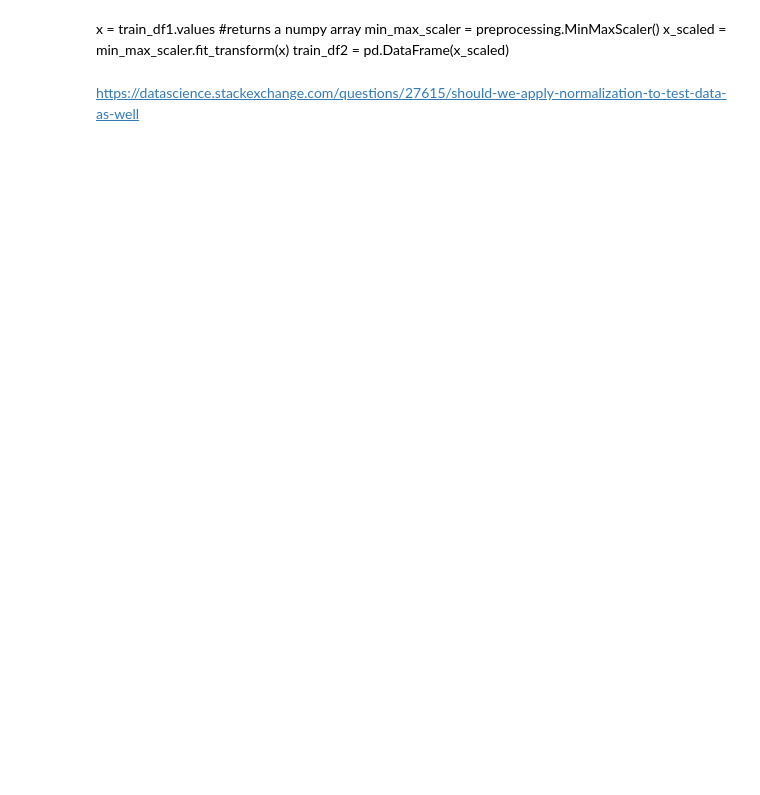
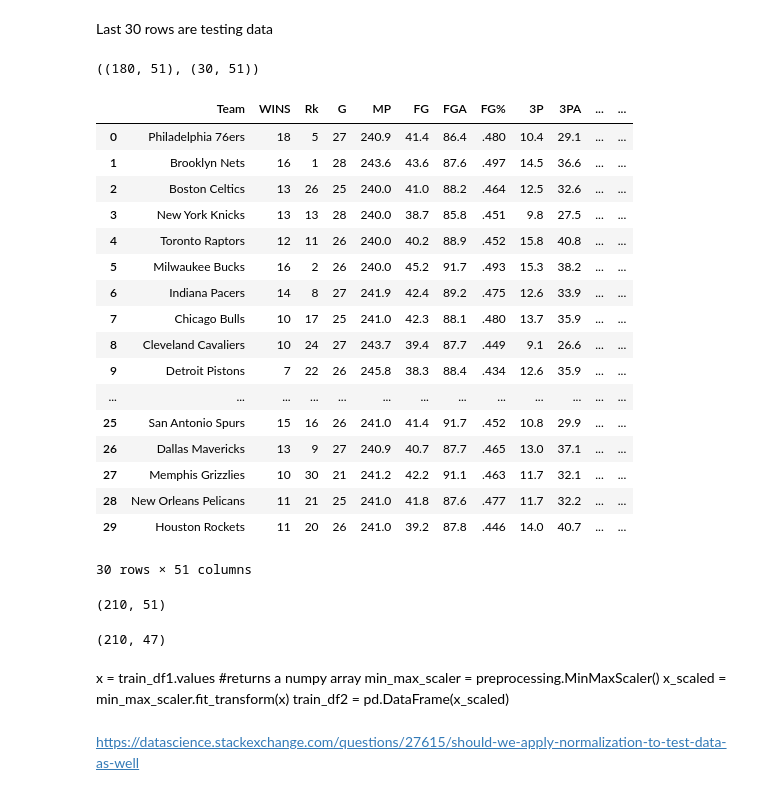
Before and after one commit to calreynolds/Predict-NBA-Team-Standings, a Jupyter notebook: Data_Modeling_0.ipynb, the cells around one changed output. Drawn from its saved outputs; the diff is of its cells as text; code cells hidden in the pictures; blank space fills up the shorter version.

```diff
--- a/Data_Modeling_0.ipynb
+++ b/Data_Modeling_0.ipynb
@@ -14,0 +26,27 @@ test_df_labels = test_df1.columns.values
+# %% [markdown]
+Last 30 rows are testing data
+# %%
+train_df0.shape, test_df0.shape
+# %% [output]
+((180, 51), (30, 51))
+# %%
+test_df0
+# %% [output]
+|  | Team | WINS | Rk | G | MP | FG | FGA | FG% | 3P | 3PA | ... | ... |
+| 0 | Philadelphia 76ers | 18 | 5 | 27 | 240.9 | 41.4 | 86.4 | .480 | 10.4 | 29.1 | ... | ... |
+| 1 | Brooklyn Nets | 16 | 1 | 28 | 243.6 | 43.6 | 87.6 | .497 | 14.5 | 36.6 | ... | ... |
+| 2 | Boston Celtics | 13 | 26 | 25 | 240.0 | 41.0 | 88.2 | .464 | 12.5 | 32.6 | ... | ... |
+| 3 | New York Knicks | 13 | 13 | 28 | 240.0 | 38.7 | 85.8 | .451 | 9.8 | 27.5 | ... | ... |
+| 4 | Toronto Raptors | 12 | 11 | 26 | 240.0 | 40.2 | 88.9 | .452 | 15.8 | 40.8 | ... | ... |
+| 5 | Milwaukee Bucks | 16 | 2 | 26 | 240.0 | 45.2 | 91.7 | .493 | 15.3 | 38.2 | ... | ... |
+| 6 | Indiana Pacers | 14 | 8 | 27 | 241.9 | 42.4 | 89.2 | .475 | 12.6 | 33.9 | ... | ... |
+| 7 | Chicago Bulls | 10 | 17 | 25 | 241.0 | 42.3 | 88.1 | .480 | 13.7 | 35.9 | ... | ... |
+| 8 | Cleveland Cavaliers | 10 | 24 | 27 | 243.7 | 39.4 | 87.7 | .449 | 9.1 | 26.6 | ... | ... |
+| 9 | Detroit Pistons | 7 | 22 | 26 | 245.8 | 38.3 | 88.4 | .434 | 12.6 | 35.9 | ... | ... |
+| ... | ... | ... | ... | ... | ... | ... | ... | ... | ... | ... | ... | ... |
+| 25 | San Antonio Spurs | 15 | 16 | 26 | 241.0 | 41.4 | 91.7 | .452 | 10.8 | 29.9 | ... | ... |
+| 26 | Dallas Mavericks | 13 | 9 | 27 | 240.9 | 40.7 | 87.7 | .465 | 13.0 | 37.1 | ... | ... |
+| 27 | Memphis Grizzlies | 10 | 30 | 21 | 241.2 | 42.2 | 91.1 | .463 | 11.7 | 32.1 | ... | ... |
+| 28 | New Orleans Pelicans | 11 | 21 | 25 | 241.0 | 41.8 | 87.6 | .477 | 11.7 | 32.2 | ... | ... |
+| 29 | Houston Rockets | 11 | 20 | 26 | 241.0 | 39.2 | 87.8 | .446 | 14.0 | 40.7 | ... | ... |
+30 rows × 51 columns
@@ -14,0 +55,4 @@ test_df_labels = test_df1.columns.values
+# %%
+total_df.shape
+# %% [output]
+(210, 51)
@@ -15,3 +61,7 @@ test_df_labels = test_df1.columns.values
+# %%
+total_df.shape
+# %% [output]
+(210, 47)
 # %% [markdown]
 x = train_df1.values #returns a numpy array
 min_max_scaler = preprocessing.MinMaxScaler()
```
Also changed, not shown: parts of 48 cells of this notebook.
